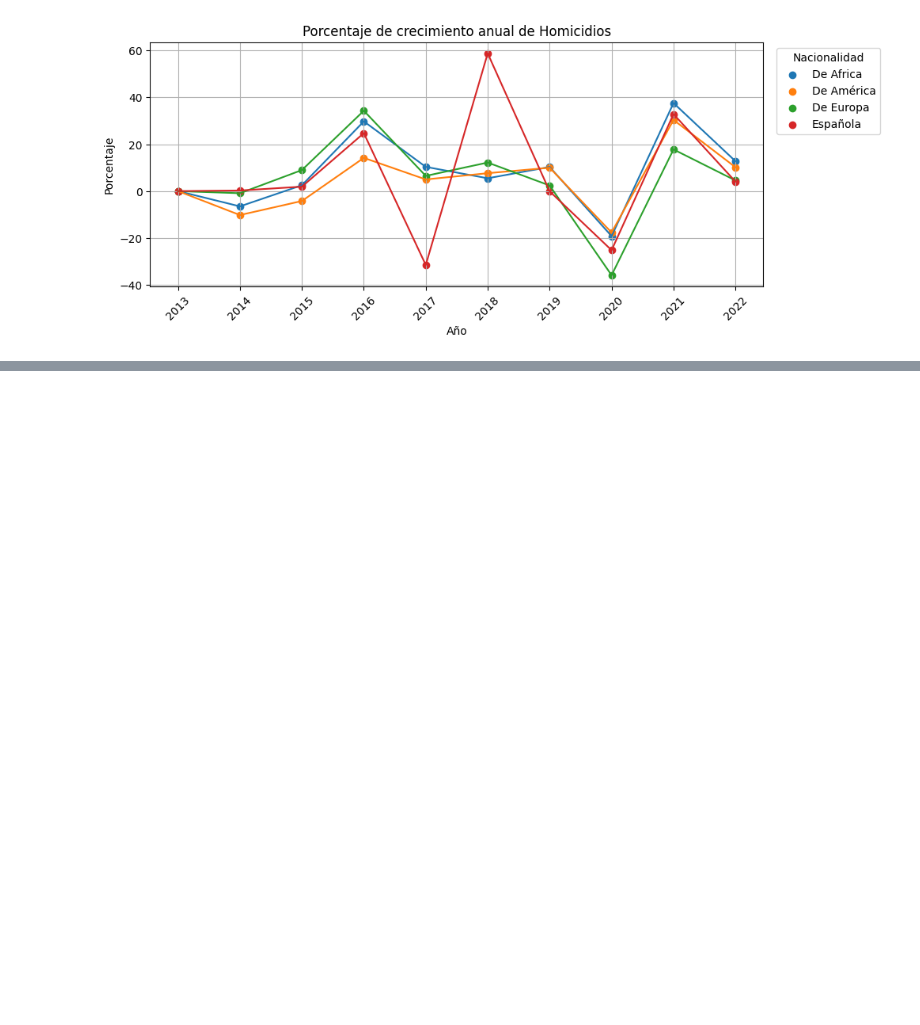
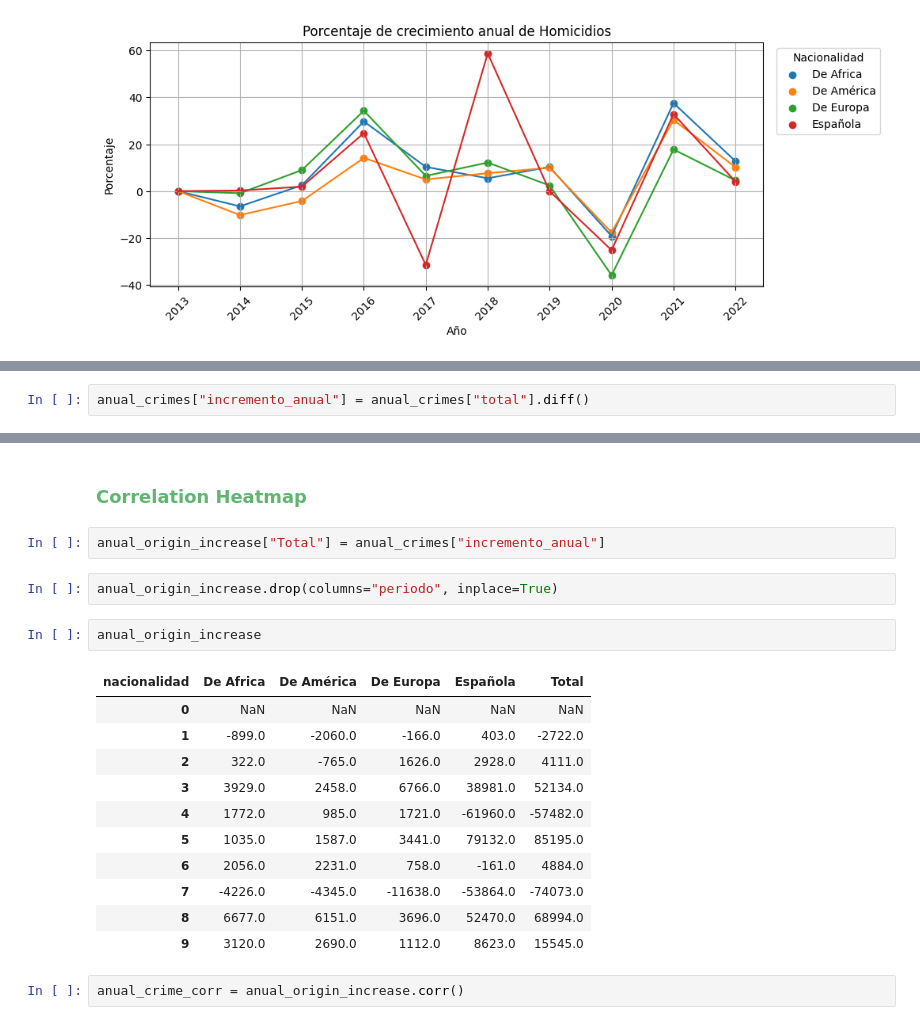
Before and after one commit to TonioDominguez/spanish_crimes_per_nacionality, a Jupyter notebook: Crime in Spain v1.ipynb, the cells around one changed output, grey strips where cells are left out. Saved outputs shown, nothing was run; the diff lists cells and outputs as text; blank space fills up the shorter version.

```diff
--- a/Crime in Spain v1.ipynb
+++ b/Crime in Spain v1.ipynb
@@ -1041,0 +1066,2 @@ df_10years
+# %%
+anual_crimes["incremento_anual"] = anual_crimes["total"].diff()
@@ -1041,0 +1116,22 @@ df_10years
+# %% [markdown]
+<h3 style="color: #60b671;">Correlation Heatmap</h3>
+# %%
+anual_origin_increase["Total"] = anual_crimes["incremento_anual"]
+# %%
+anual_origin_increase.drop(columns="periodo", inplace=True)
+# %%
+anual_origin_increase
+# %% [output]
+| nacionalidad | De Africa | De América | De Europa | Española | Total |
+| 0 | NaN | NaN | NaN | NaN | NaN |
+| 1 | -899.0 | -2060.0 | -166.0 | 403.0 | -2722.0 |
+| 2 | 322.0 | -765.0 | 1626.0 | 2928.0 | 4111.0 |
+| 3 | 3929.0 | 2458.0 | 6766.0 | 38981.0 | 52134.0 |
+| 4 | 1772.0 | 985.0 | 1721.0 | -61960.0 | -57482.0 |
+| 5 | 1035.0 | 1587.0 | 3441.0 | 79132.0 | 85195.0 |
+| 6 | 2056.0 | 2231.0 | 758.0 | -161.0 | 4884.0 |
+| 7 | -4226.0 | -4345.0 | -11638.0 | -53864.0 | -74073.0 |
+| 8 | 6677.0 | 6151.0 | 3696.0 | 52470.0 | 68994.0 |
+| 9 | 3120.0 | 2690.0 | 1112.0 | 8623.0 | 15545.0 |
+# %%
+anual_crime_corr = anual_origin_increase.corr()
```
Also changed, not shown: parts of 21 cells of this notebook.
